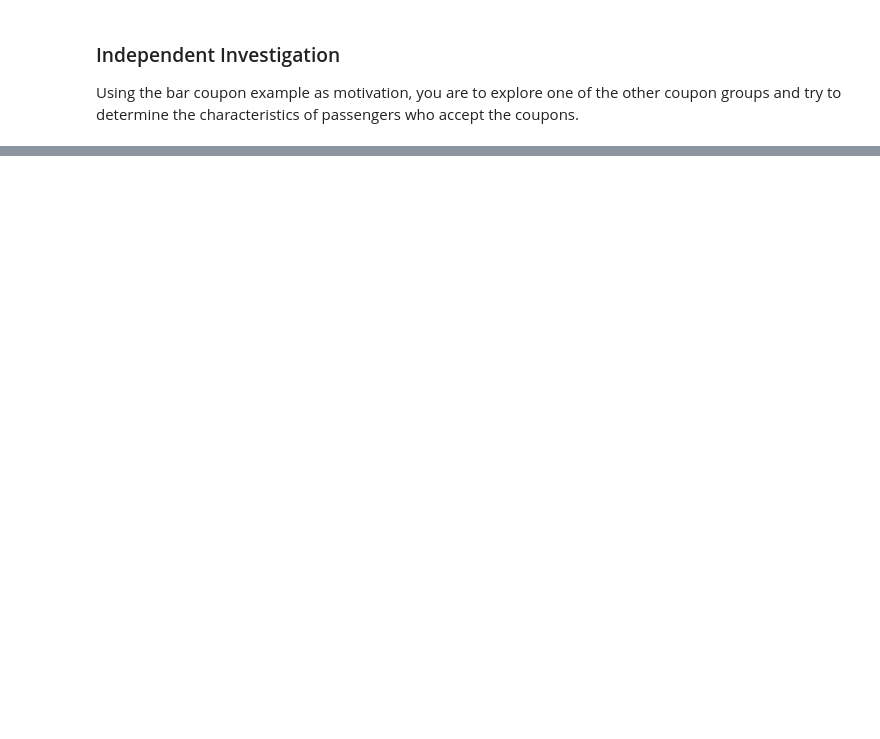
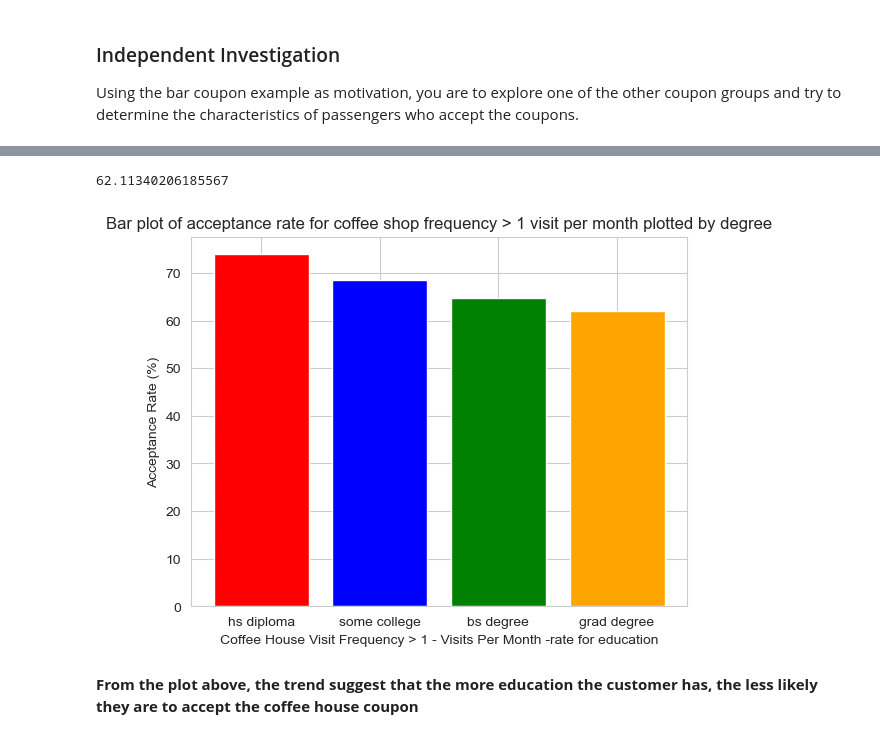
Before and after one commit to jeffreylgoode/Coupon_Project, a Jupyter notebook: Coupon_Project.ipynb, the cells around one changed output, grey strips where cells are left out. Saved outputs shown, nothing was run; the diff lists cells and outputs as text; code cells hidden in the pictures; blank space fills up the shorter version.

```diff
--- a/Coupon_Project.ipynb
+++ b/Coupon_Project.ipynb
@@ -583,0 +689,51 @@ Using the bar coupon example as motivation, you are to explore one of the other
+# %%
+bs_degree = coffee_coupons[
+    (coffee_coupons['CoffeeHouse'].isin(["1~3", "4~8", "gt8"])) &
+  (coffee_coupons['education'].isin(["Bachelors degree"]))
+]
+bs_degree_rate = (bs_degree['Y']==1).mean()*100
+bs_degree_rate
+
+grad_degree = coffee_coupons[
+    (coffee_coupons['CoffeeHouse'].isin(["1~3", "4~8", "gt8"])) &
+  (coffee_coupons['education'].isin(["Graduate degree (Masters or Doctorate)"]))
+]
+grad_degree_rate = (grad_degree['Y']==1).mean()*100
+grad_degree_rate
+
+hs_diploma = coffee_coupons[
+    (coffee_coupons['CoffeeHouse'].isin(["1~3", "4~8", "gt8"])) &
+  (coffee_coupons['education'].isin(["High School Graduate"]))
+]
+hs_diploma_rate = (hs_diploma['Y']==1).mean()*100
+hs_diploma_rate
+
+some_college = coffee_coupons[
+    (coffee_coupons['CoffeeHouse'].isin(["1~3", "4~8", "gt8"])) &
+  (coffee_coupons['education'].isin(["Some college - no degree"]))
+]
+some_college_rate = (some_college['Y']==1).mean()*100
+some_college_rate
+grad_degree_rate
+# %% [output]
+62.11340206185567
+# %%
+values = [hs_diploma_rate, some_college_rate, bs_degree_rate, grad_degree_rate]
+
+# Create labels for each bar
+labels = ['hs diploma', 'some college', 'bs degree', 'grad degree']
+
+# Define colors for each bar
+colors = ['red', 'blue', 'green', 'orange']
+
+
+# Plot with colors
+plt.bar(labels, values, color=colors)
+plt.ylabel("Acceptance Rate (%)")
+plt.xlabel("Coffee House Visit Frequency > 1 - Visits Per Month -rate for education")
+plt.title("Bar plot of acceptance rate for coffee shop frequency > 1 visit per month plotted by degree")
+plt.show()
+# %% [output]
+[figure, added]
+# %% [markdown]
+**From the plot above, the trend suggest that the more education the customer has, the less likely they are to accept the coffee house coupon**
```
Also changed, not shown: parts of 13 cells of this notebook.
